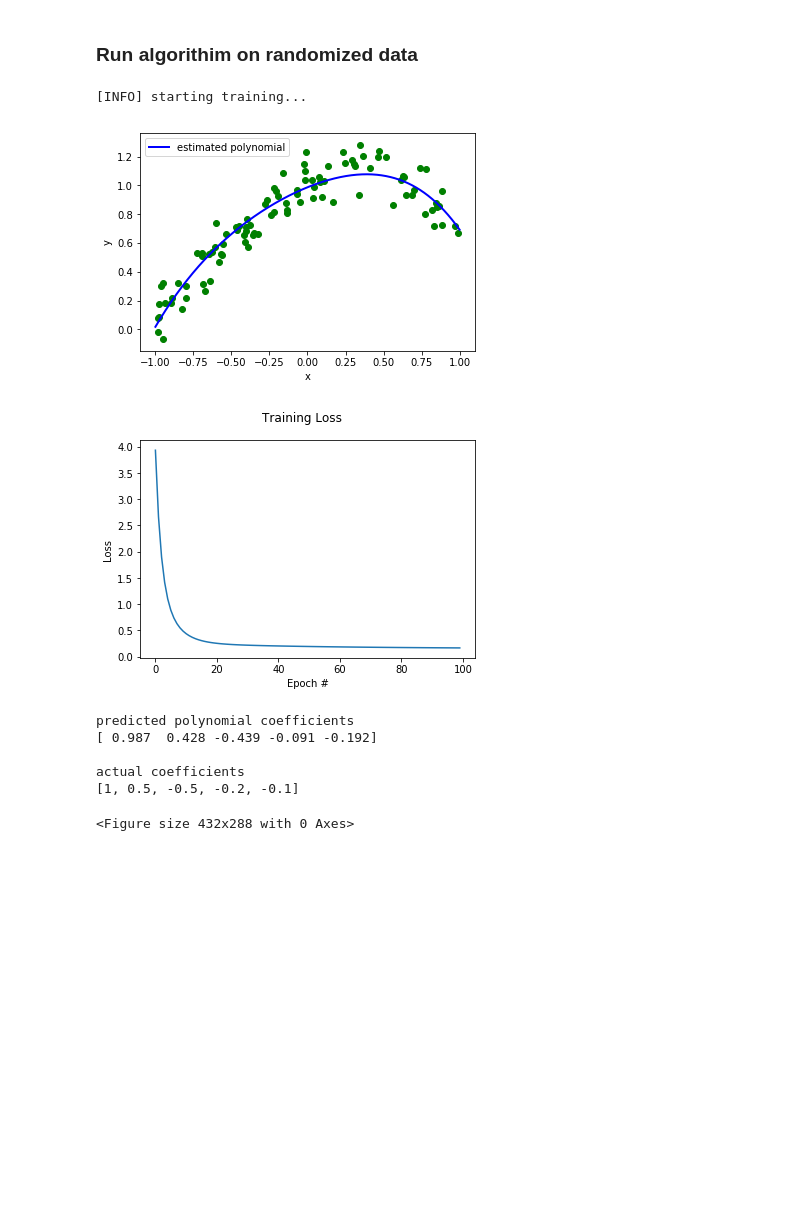
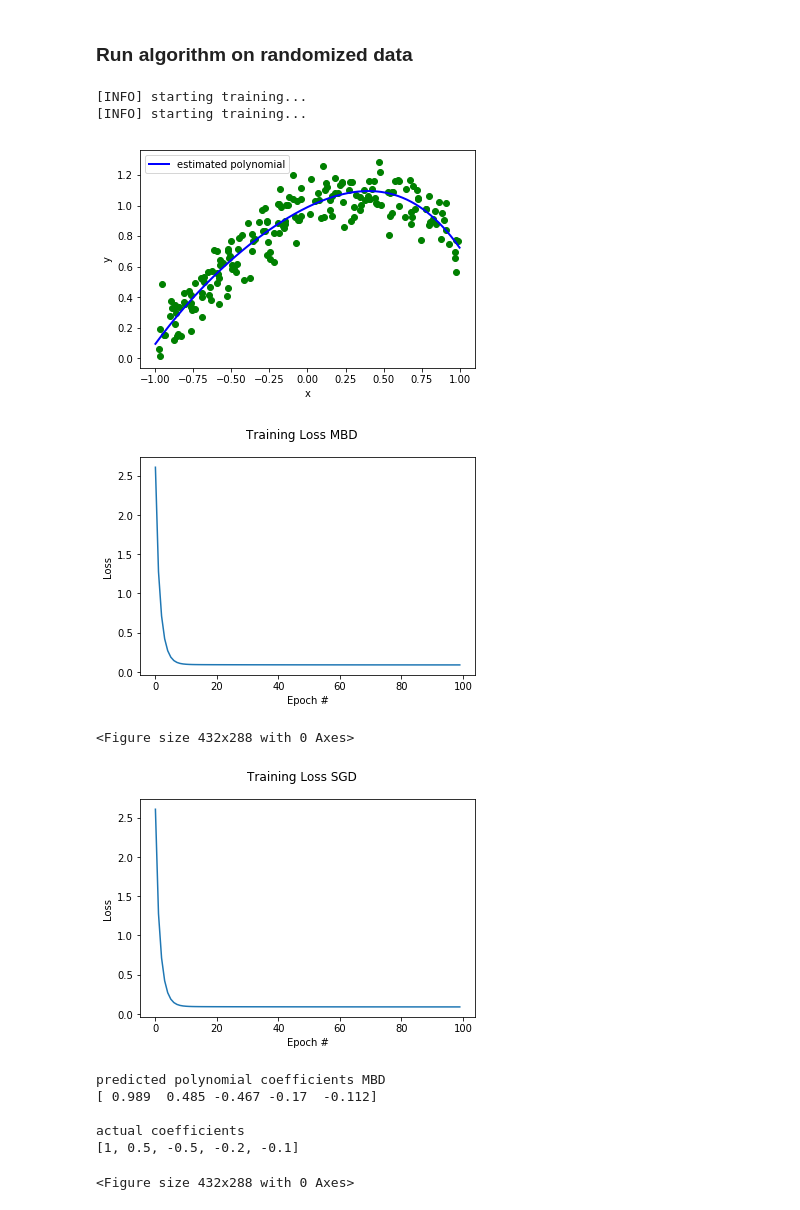
Before and after one commit to derpnallday/Minibatch_GD_Project, a Jupyter notebook: project.ipynb, the cells around one changed output. Saved outputs shown, nothing was run; the diff lists cells and outputs as text; code cells hidden in the pictures; blank space fills up the shorter version.

```diff
--- a/project.ipynb
+++ b/project.ipynb
@@ -254,55 +283,69 @@ def mbd_poly(X, y, dim, epoch, batch_size, learning_rate):
 
     return W, lossHist
 # %% [markdown]
-### Run algorithim on randomized data
+### Run algorithm on randomized data
 # %%
 np.random.seed(int(time.time()))
 #fxn = 1 + 0.5 * x - 0.5 x^2 - 0.2 x^3 - 0.1 x^4
 coeffs = [1, 0.5, -0.5, -0.2, -0.1]
 #generate random data around the curve
-x, y = polynomial_data(coeffs, 100)
+x, y = polynomial_data(coeffs, 200)
 #show random data
 
+#formating
 y = y.ravel()
 
 #parameters for function
 epoch = 100
 dim = 4
-batch_size = 16
+batch_size = 8
 learning_rate = 0.1
 
-#run algorithim
+#run algorithm
 W, lossHist = mbd_poly(x, y, dim, epoch, batch_size , learning_rate)
+W1, lossHist1 = mbd_poly(x, y, dim, epoch, 1 , learning_rate)
 
 #plot prediced curve, true curve, and data
 plt.scatter(x, y, color='green')
 plt.xlabel("x")
 plt.ylabel("y")
 plot_polynomial(W, color='blue', label='estimated polynomial')
 plt.legend()
 
 #plot error
 fig = plt.figure()
 plt.plot(np.arange(epoch), lossHist)
-fig.suptitle("Training Loss")
+fig.suptitle("Training Loss MBD")
 plt.xlabel("Epoch #")
 plt.ylabel("Loss")
 plt.show()
-
 fig = plt.figure()
 
-print("predicted polynomial coefficients")
+#plot error
+fig = plt.figure()
+plt.plot(np.arange(epoch), lossHist)
+fig.suptitle("Training Loss SGD")
+plt.xlabel("Epoch #")
+plt.ylabel("Loss")
+plt.show()
+fig = plt.figure()
+
+#compare W to actual coeffs
+print("\npredicted polynomial coefficients MBD")
 print(W.flatten())
 print("\nactual coefficients")
 print(coeffs)
 # %% [output]
 [INFO] starting training...
+[INFO] starting training...
-[figure, old version]
+[figure, new version]
-[figure, old version]
+[figure, new version]
-predicted polynomial coefficients
-[ 0.987  0.428 -0.439 -0.091 -0.192]
-
-actual coefficients
-[1, 0.5, -0.5, -0.2, -0.1]
+<Figure size 432x288 with 0 Axes>
+[figure, added]
-<Figure size 432x288 with 0 Axes>
+predicted polynomial coefficients MBD
+[ 0.989  0.485 -0.467 -0.17  -0.112]
+
+actual coefficients
+[1, 0.5, -0.5, -0.2, -0.1]
+<Figure size 432x288 with 0 Axes>
 # %% [markdown]
```
Also changed, not shown: parts of 21 cells of this notebook.
